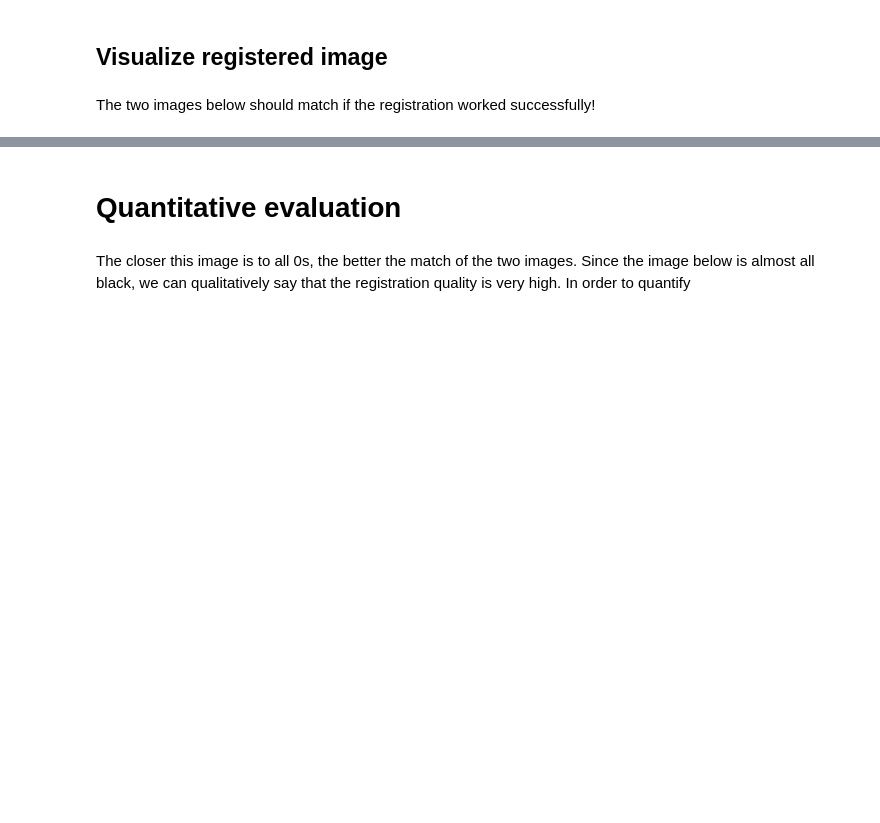
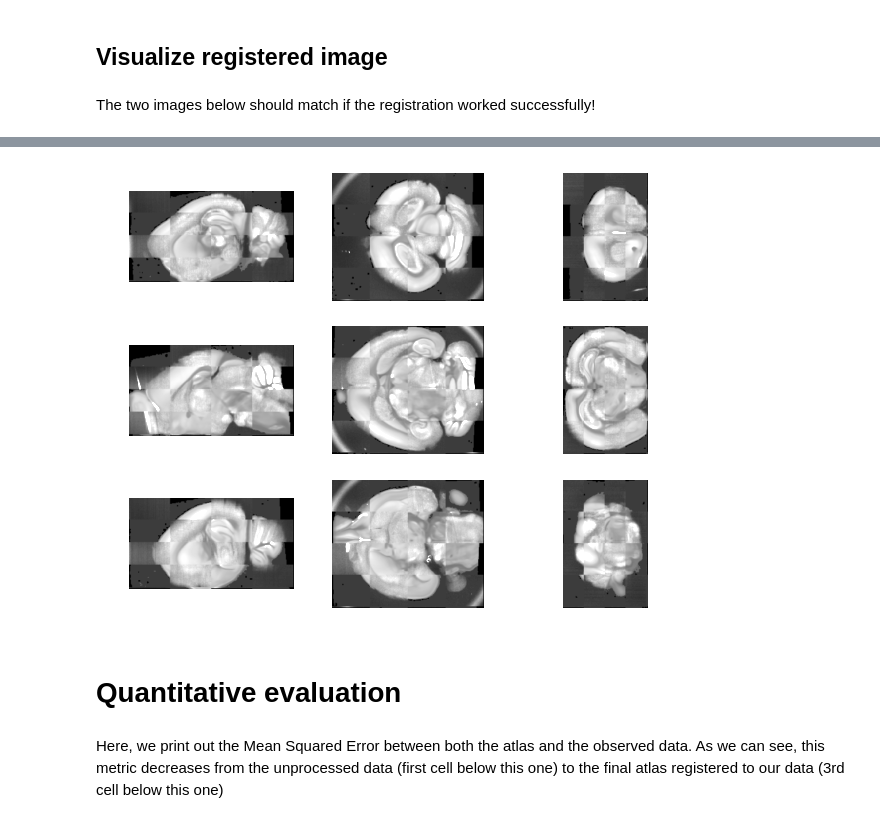
Before and after one commit to neurodata/ndreg, a Jupyter notebook: ndreg_demo_real_data.ipynb, the cells around one changed output, grey strips where cells are left out. Saved outputs shown, nothing was run; the diff lists cells and outputs as text; code cells hidden in the pictures; blank space fills up the shorter version.

```diff
--- a/ndreg_demo_real_data.ipynb
+++ b/ndreg_demo_real_data.ipynb
@@ -67,4 +91,6 @@ ndreg.imgShow(atlas_registered)
+# %%
+plotter.imgShow(plotter.imgChecker(atlas_registered, img_p), vmax=500)
+# %% [output]
+[figure, added]
 # %% [markdown]
 # Quantitative evaluation
-# %% [markdown]
-The closer this image is to all 0s, the better the match of the two images. Since the image below is almost all black, we can qualitatively say that the registration quality is very high. In order to quantify
@@ -74,0 +97,2 @@ print("Registration error is: {} voxels^2".format(registerer.imgMSE(normalize(im
+# %% [markdown]
+Here, we print out the Mean Squared Error between both the atlas and the observed data. As we can see, this metric decreases from the unprocessed data (first cell below this one) to the final atlas registered to our data (3rd cell below this one)
```
Also changed, not shown: parts of 15 cells of this notebook, 2 other files.
